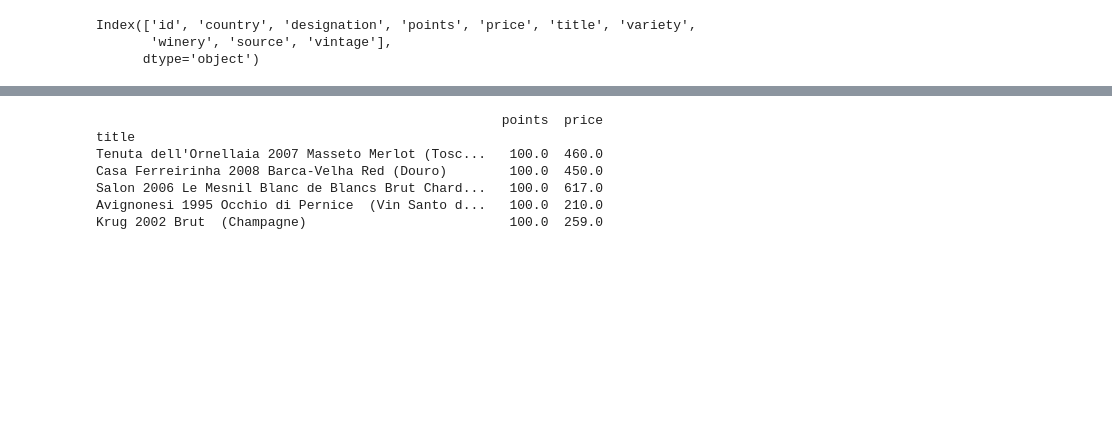
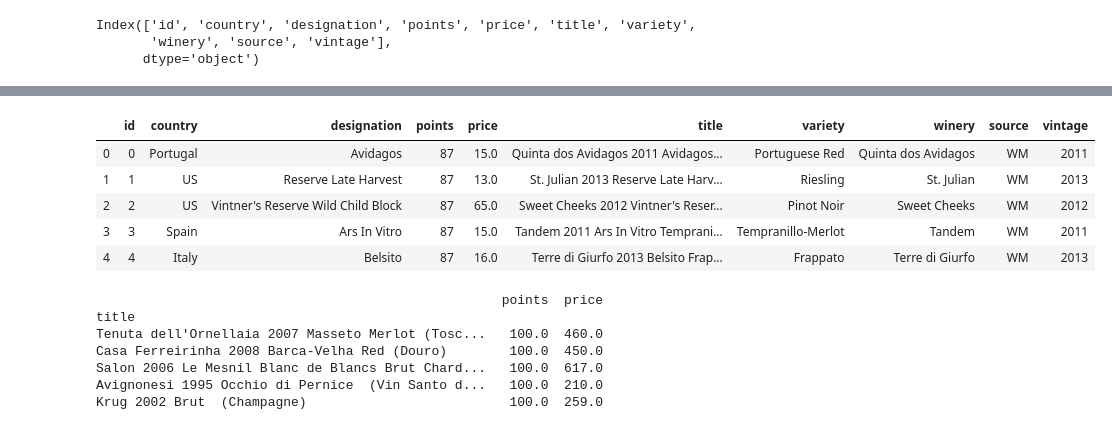
Before and after one commit to Sasmita28/ETL_Project, a Jupyter notebook: ETL_Project_final_sm.ipynb, the cells around one changed output, grey strips where cells are left out. Cells and saved outputs as stored; diff of their text form; code cells hidden in the pictures; blank space fills up the shorter version.

```diff
--- a/ETL_Project_final.ipynb
+++ b/ETL_Project_final_sm.ipynb
@@ -140,13 +148,21 @@ wine_df_mod2['price']= wine_df_mod2['price'].astype('float')
 # %%
 #appending the columns
 wine_df_append= wm_df_mod2.append(wine_df_mod2,ignore_index=True)
 
 #resetting the index
 wine_df_append_index =wine_df_append.reset_index()
 #dropping the old id column
 wine_df_final = wine_df_append_index.drop('id',axis = 1)
 #renaming the index column to 'id'
 wine_df_final = wine_df_final.rename(columns={'index':'id'})
+wine_df_final.head()
+# %% [output]
+|  | id | country | designation | points | price | title | variety | winery | source | vintage |
+| 0 | 0 | Portugal | Avidagos | 87 | 15.0 | Quinta dos Avidagos 2011 Avidagos... | Portuguese Red | Quinta dos Avidagos | WM | 2011 |
+| 1 | 1 | US | Reserve Late Harvest | 87 | 13.0 | St. Julian 2013 Reserve Late Harv... | Riesling | St. Julian | WM | 2013 |
+| 2 | 2 | US | Vintner's Reserve Wild Child Block | 87 | 65.0 | Sweet Cheeks 2012 Vintner's Reser... | Pinot Noir | Sweet Cheeks | WM | 2012 |
+| 3 | 3 | Spain | Ars In Vitro | 87 | 15.0 | Tandem 2011 Ars In Vitro Temprani... | Tempranillo-Merlot | Tandem | WM | 2011 |
+| 4 | 4 | Italy | Belsito | 87 | 16.0 | Terre di Giurfo 2013 Belsito Frap... | Frappato | Terre di Giurfo | WM | 2013 |
 # %%
 #grouping the dataframe by title to see the most popular wines and sorting by points
 wine_df_grouped = wine_df_final.groupby('title')['points','price'].mean()
```
Also changed, not shown: parts of 3 cells of this notebook.
